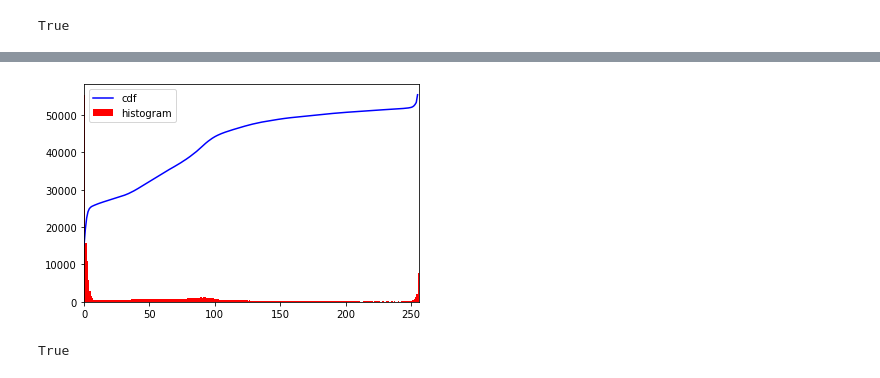
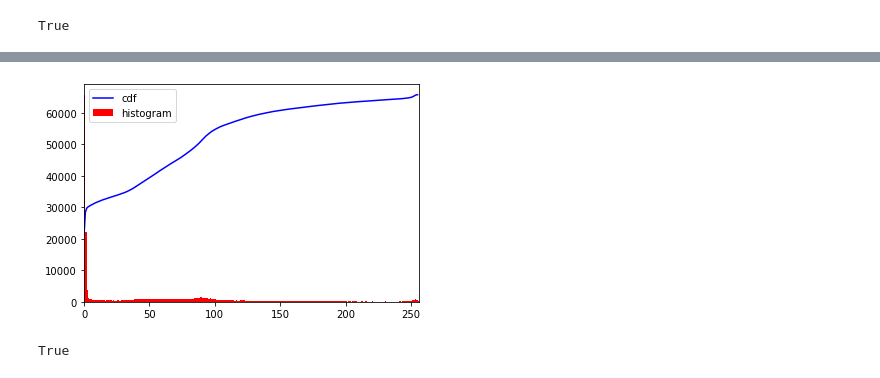
Before and after one commit to MulArt/Medical_Imaging, a Jupyter notebook: Traitement_Images/Process/processing2.ipynb, the cells around one changed output, grey strips where cells are left out. Saved outputs shown, nothing was run; the diff lists cells and outputs as text; code cells hidden in the pictures.

```diff
--- a/Traitement_Images/Process/processing2.ipynb
+++ b/Traitement_Images/Process/processing2.ipynb
@@ -109,22 +223,22 @@ True
 # %%
-img = cv2.imread('MRI_of_Human_Brain_bruit2.jpg',0)
+img = median_img1
 
 hist,bins = np.histogram(img.flatten(),256,[0,256])
 
 cdf = hist.cumsum()
 cdf_normalized = cdf * hist.max()/ cdf.max()
 
 plt.plot(cdf_normalized, color = 'b')
 plt.hist(img.flatten(),256,[0,256], color = 'r')
 plt.xlim([0,256])
 plt.legend(('cdf','histogram'), loc = 'upper left')
 plt.show()
+cv2.imwrite('MRI_filter_result.jpg',median_img1)
+
+#img1 =cv2.imread('MRI_filter_result.jpg')
+#equ = cv2.equalizeHist(img1)
+#res = np.hstack((img,equ)) #stacking images side-by-side
+#cv2.imwrite('res.jpg',equ)
 # %% [output]
-[figure, old version]
+[figure, new version]
+True
-# %%
-img = cv2.imread('MRI_of_Human_Brain_bruit2.jpg',0)
-equ = cv2.equalizeHist(img)
-res = np.hstack((img,equ)) #stacking images side-by-side
-cv2.imwrite('res.jpg',equ)
-# %% [output]
-True
```
Also changed, not shown: parts of 7 cells of this notebook, 4 other files.
